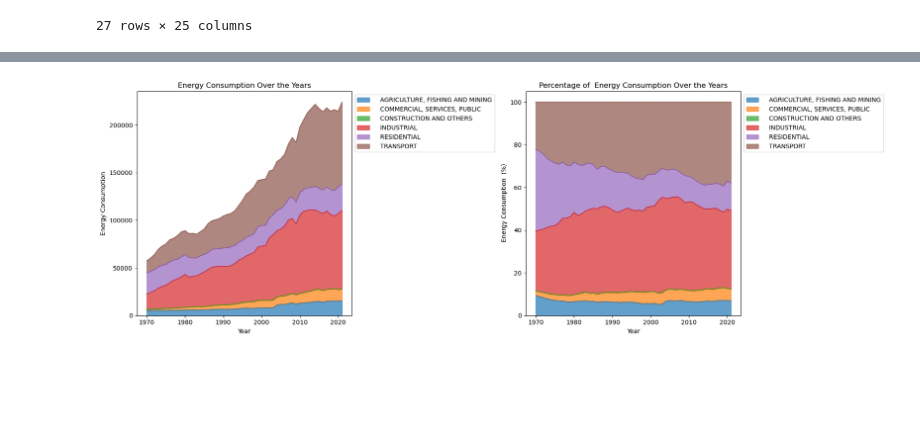
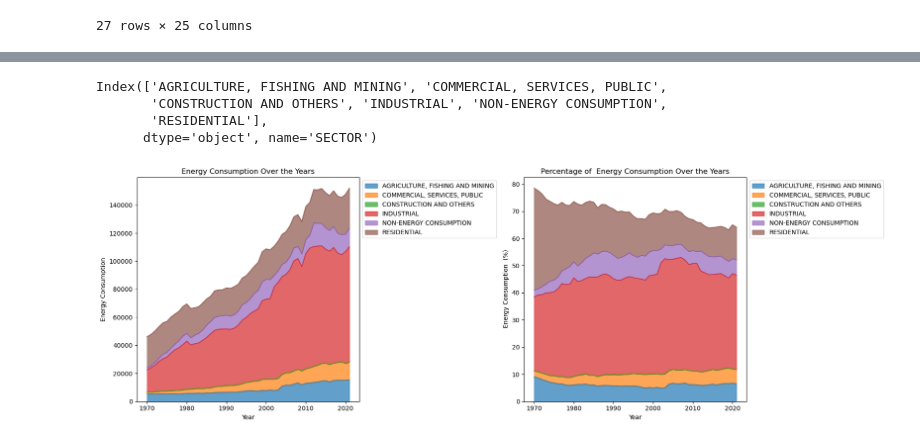
Before and after one commit to abominguez/TFM, a Jupyter notebook: codes/TFM_Nam.ipynb, the cells around one changed output, grey strips where cells are left out. Drawn from its saved outputs; the diff is of its cells as text; code cells hidden in the pictures; blank space fills up the shorter version.

```diff
--- a/codes/TFM_Nam.ipynb
+++ b/codes/TFM_Nam.ipynb
@@ -27,6 +27,10 @@ for k in Dict.keys():
 
     #Rename of columns in df
     Dict[k].rename(columns={'Unnamed: 0': 'SECTOR','OTHER PRIMARY_x000d_\n':'OTHER PRIMARY'}, inplace=True)
+
+    #Remove the spaces in names of columns and sectors
+    Dict[k]['SECTOR'] = Dict[k]['SECTOR'].str.strip()
+    Dict[k].columns = Dict[k].columns.str.strip()
 
 print(Dict.keys())
 
@@ -49,7 +53,7 @@ with pd.ExcelWriter(file_path) as writer:
         df.to_excel(writer, sheet_name=k)
 
 df_2021=Dict['2021']
-df_2021.tail(14)
+df_2021.drop(columns="Year")
 # %% [output]
 dict_keys(['1970 - Brazil', '1971 - Brazil', '1972 - Brazil', '1973 - Brazil', '1974 - Brazil', '1975 - Brazil', '1976 - Brazil', '1977 - Brazil', '1978 - Brazil', '1979 - Brazil', '1980 - Brazil', '1 ...
 
@@ -569,5 +595,8 @@ pivot_df.head()
 # %%
 # Dataframe Energy Consumption (EC)
-df_EC=pivot_df.drop(columns=['LOSSES','OWN CONSUMPTION','ADJUSTMENT','FINAL CONSUMPTION','NON-ENERGY CONSUMPTION'])
+#df_EC=pivot_df.drop(columns=['LOSSES','OWN CONSUMPTION','ADJUSTMENT','FINAL CONSUMPTION','NON-ENERGY CONSUMPTION'])
+
+df_EC=pivot_df.drop(columns=['LOSSES','OWN CONSUMPTION','ADJUSTMENT','ENERGY CONSUMPTION'])
+
 df_EC.head()
 # %% [output]
@@ -581,6 +610,6 @@ df_EC.head()
 # %%
 # Drop the 'FINAL CONSUMPTION' column and calculate the percentages
-df_percentages = (df_EC.drop(columns=['ENERGY CONSUMPTION']).div(df_EC['ENERGY CONSUMPTION'], axis=0) * 100)
+df_percentages = (df_EC.drop(columns=['FINAL CONSUMPTION']).div(df_EC['FINAL CONSUMPTION'], axis=0) * 100)
 df_percentages = df_percentages.round(2)
 
 df_percentages.head()
@@ -595,27 +624,34 @@ df_percentages.head()
+# %%
+df_percentages.columns
+# %% [output]
+Index(['AGRICULTURE, FISHING AND MINING', 'COMMERCIAL, SERVICES, PUBLIC',
+       'CONSTRUCTION AND OTHERS', 'INDUSTRIAL', 'NON-ENERGY CONSUMPTION',
+       'RESIDENTIAL'],
+      dtype='object', name='SECTOR')
 # %%
 # Drop the 'TOTAL PRIMARIES' column (if not already dropped) as it is not needed for the stack plot
-df_stackplot = df_EC.drop(columns=["ENERGY CONSUMPTION"])
+df_stackplot = df_EC.drop(columns=['FINAL CONSUMPTION'])
 
 # Plot both stack plots side by side
 fig, (ax1, ax2) = plt.subplots(1, 2, figsize=(18, 6))
 
 
 df_stackplot.plot.area(stacked=True, alpha=0.7, ax=ax1)
 ax1.set_xlabel('Year')
 ax1.set_ylabel('Energy Consumption')
 ax1.set_title('Energy Consumption Over the Years')
 ax1.legend(loc='upper left', bbox_to_anchor=(1.0, 1.0))
 
 df_percentages.plot.area(stacked=True, alpha=0.7, ax=ax2)
 
 ax2.set_xlabel('Year')
 ax2.set_ylabel(' Energy Consumption  (%)')
 ax2.set_title('Percentage of  Energy Consumption Over the Years')
 ax2.legend(loc='upper left', bbox_to_anchor=(1.0, 1.0))
 
 plt.tight_layout()
 plt.show()
 # %% [output]
-[figure, old version]
+[figure, new version]
 # %%
 
```
Also changed, not shown: parts of 23 cells of this notebook, 5 other files.
